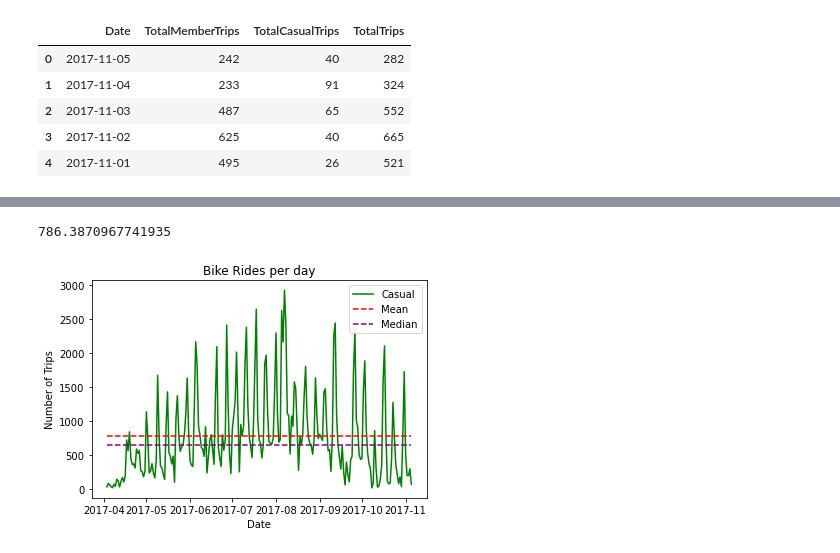
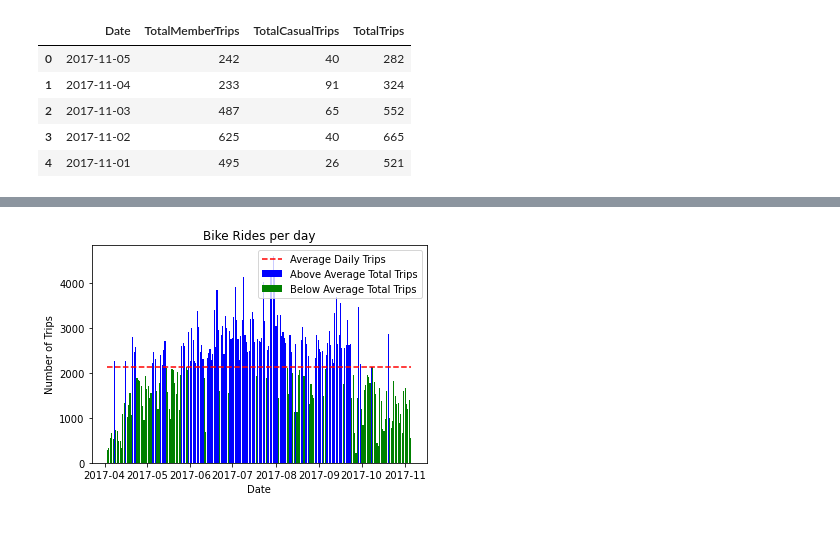
Before and after one commit to grand42/Machine_Learning-NiceRide, a Jupyter notebook: Working_Directory/Station_Popularity.ipynb, the cells around one changed output, grey strips where cells are left out. Drawn from its saved outputs; the diff is of its cells as text; code cells hidden in the pictures.

Commit message:
Calculate and Graph Avg Daily Trips

```diff
--- a/Working_Directory/Station_Popularity.ipynb
+++ b/Working_Directory/Station_Popularity.ipynb
@@ -120,0 +121,12 @@ plt.show()
+# %%
+TotalDailyTrips = datesDF['TotalTrips']
+meanTrips = TotalDailyTrips.mean()
+print(meanTrips)
+TripStatus = []
+for trips in TotalDailyTrips:
+    if trips > meanTrips:
+        TripStatus.append(1)
+    else:
+        TripStatus.append(0)
+datesDF['TripStatus'] = TripStatus
+datesDF.head()
@@ -121,20 +141,15 @@ plt.show()
 # %%
-#Plot trips per day
-
-MeanCasual = [np.mean(y2)]*len(x)
-CasualMean = y2.mean()
-print(CasualMean)
-MedCasual = [np.median(y2)]*len(x)
-plt.plot(x, y2, color = 'green', label = 'Casual')
-plt.plot(x, MeanCasual, color = 'red', label='Mean', linestyle='--')
-plt.plot(x, MedCasual, color = 'purple', label='Median', linestyle='--')
+mask1 = y3 > meanTrips
+mask2 = y3 <= meanTrips
+plt.bar(x[mask1], y3[mask1], color = 'blue', label = 'Above Average Total Trips')
+plt.bar(x[mask2], y3[mask2], color = 'green', label = 'Below Average Total Trips')
+plt.plot(x, ymean, color = 'red', label='Average Daily Trips', linestyle='--')
 plt.title('Bike Rides per day')
 plt.xlabel('Date')
 plt.ylabel('Number of Trips')
 # Make a legend
 plt.legend(loc='upper right')
 
 plt.show()
 # %% [output]
-786.3870967741935
-[figure, old version]
+[figure, new version]
```
Also changed, not shown: parts of 6 cells of this notebook.
